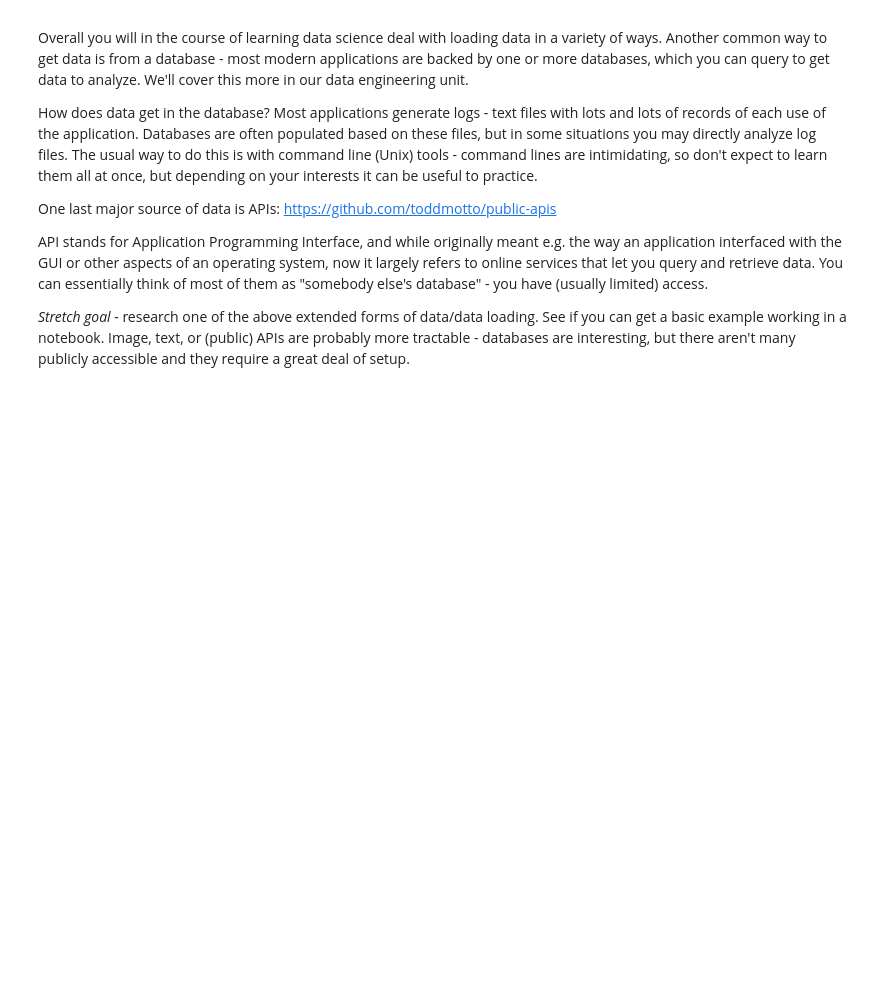
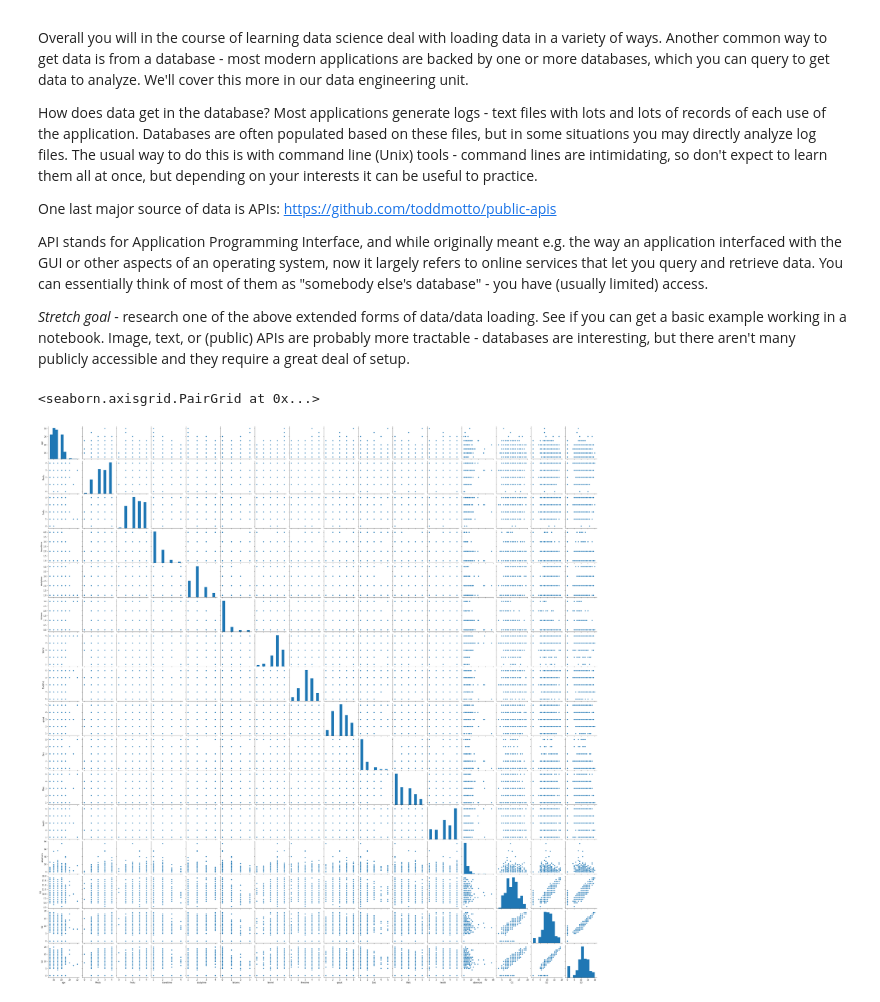
Before and after one commit to macjabeth/DS-Unit-1-Sprint-1-Data-Wrangling-and-Storytelling, a Jupyter notebook: module1-exploratory-data-analysis/LS_DS_111_Exploratory_Data_Analysis_Assignment.ipynb, the cells around one changed output. Drawn from its saved outputs; the diff is of its cells as text; code cells hidden in the pictures; blank space fills up the shorter version.

```diff
--- a/module1-exploratory-data-analysis/LS_DS_111_Exploratory_Data_Analysis_Assignment.ipynb
+++ b/module1-exploratory-data-analysis/LS_DS_111_Exploratory_Data_Analysis_Assignment.ipynb
@@ -189,3 +201,11 @@ One last major source of data is APIs: https://github.com/toddmotto/public-apis
 API stands for Application Programming Interface, and while originally meant e.g. the way an application interfaced with the GUI or other aspects of an operating system, now it largely refers to online services that let you query and retrieve data. You can essentially think of most of them as "somebody else's database" - you have (usually limited) access.
 
 *Stretch goal* - research one of the above extended forms of data/data loading. See if you can get a basic example working in a notebook. Image, text, or (public) APIs are probably more tractable - databases are interesting, but there aren't many publicly accessible and they require a great deal of setup.
+# %%
+import seaborn as sns
+
+# Pairplot to explore all possibilities
+sns.pairplot(students)
+# %% [output]
+<seaborn.axisgrid.PairGrid at 0x...>
+[figure, added]
```
Also changed, not shown: parts of 5 cells of this notebook.
